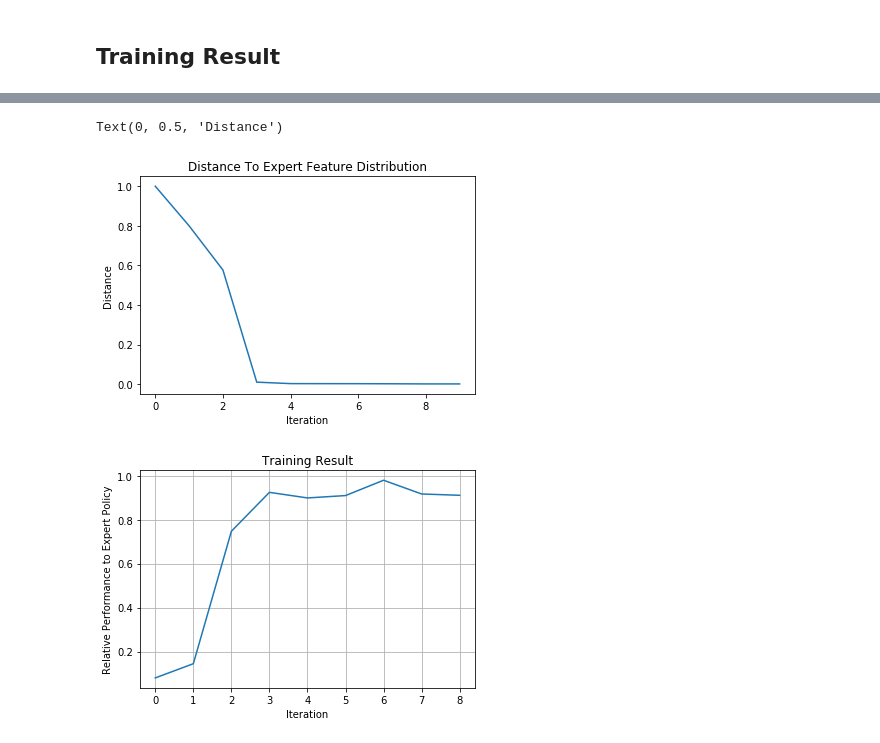
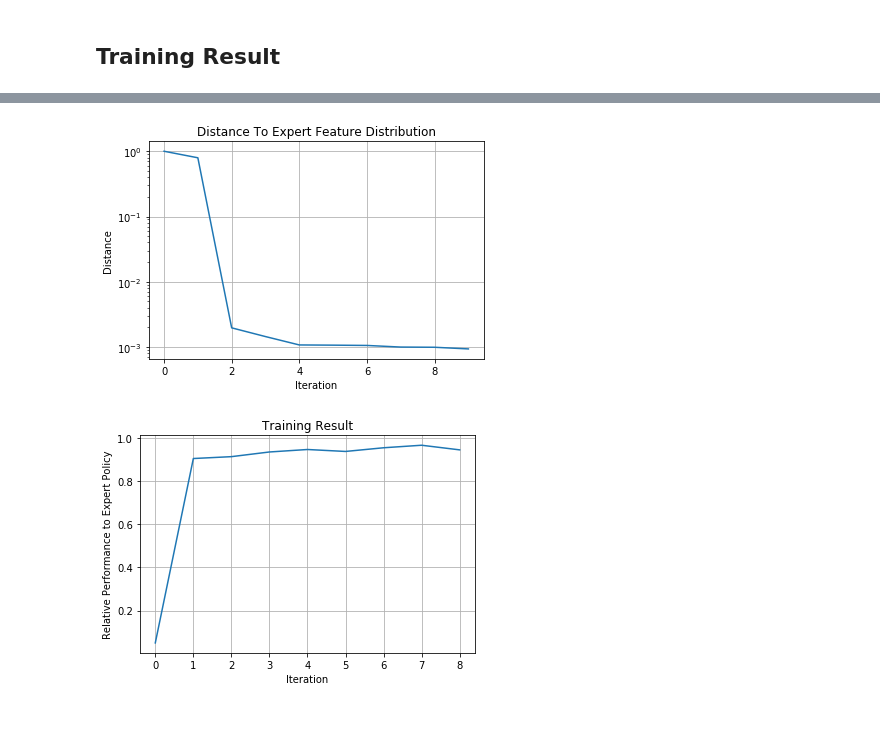
Before and after one commit to rhklite/apprenticeship_inverse_RL, a Jupyter notebook: Apprenticeship_Inverse_Reinforcement_Learning.ipynb, the cells around one changed output, grey strips where cells are left out. Saved outputs shown, nothing was run; the diff lists cells and outputs as text; code cells hidden in the pictures.

Commit message:
updated graphs

```diff
--- a/Apprenticeship_Inverse_Reinforcement_Learning.ipynb
+++ b/Apprenticeship_Inverse_Reinforcement_Learning.ipynb
@@ -207,18 +207,24 @@ def play_many_games(bins, N=10000):
     env.close()
     return length, reward, Q
 # %%
-def plot_running_avg(totalrewards):
+def plot_running_avg(totalrewards,title='Running Average',save=False,name='result'):
     """
     plotting the average reward during training
     """
-
+    fig=plt.figure()
     N = len(totalrewards)
     running_avg = np.empty(N)
     for t in range(N):
         running_avg[t] = np.mean(totalrewards[max(0, t-100):(t+1)])
     plt.plot(running_avg)
-    plt.title("Running Average")
-    plt.show()
+    plt.title(title)
+    plt.xlabel("Iterations")
+    plt.ylabel("Reward")
+    plt.grid()
+    if save:
+        plt.savefig(name+'.png',bbox_inches='tight')
+    else:
+        plt.show()
 # %%
 def play_policy(bins,Q,N=1000,render=False,delay=0.01):
     """
@@ -251,7 +256,5 @@ Here we train a tradition Q-learning to use as the expert policy that we want th
 bins = create_bins()
 # %%
 episode_lengths, episode_rewards, expert_Q=play_many_games(bins,N=20000)
-
-plot_running_avg(episode_rewards)
 # %% [output]
 Episode: 19900, Epislon: 0.0071, Reward 200
@@ -264,3 +266,5 @@ pickle.dump(expert_Q,outfile)
 outfile.close()
 # %% [output]
 export trained expert model...
+# %%
+plot_running_avg(episode_rewards,title="Expert Running Average",save=True,name='Expert')
@@ -374,7 +379,7 @@ def irl_play_many_games(bins,weight,N=10000):
         reward.append(episode_reward)
     print("Avg Length %d"%(np.average(length)))
     print("standard deviation %d"%(np.std(length)))
-    return np.average(length), reward, Q
+    return length, reward, Q
 # %%
 expertExpectation=getFeatureExpectation(expert_Q,N=100000)
 # %% [output]
@@ -464,25 +484,35 @@ export trained IRL model...
 # %%
 #Plotting Convergence Rate
 plt.plot(margin)
 plt.title("Distance To Expert Feature Distribution")
 plt.xlabel("Iteration")
 plt.ylabel("Distance")
+plt.yscale("log")
+plt.grid()
+plt.savefig("Distance To Expert Feature Distribution")
 # %% [output]
-Text(0, 0.5, 'Distance')
-[figure, old version]
+[figure, new version]
 # %%
+#showing the performance of each student relative to the performance of the expert
 iteration=[]
 relativePerformance=[]
-for i in range(np.size(avgEpisodeLength)):
+studentPerformance=[]
+
+for i in avgEpisodeLength:
+    studentPerformance.append(np.average(i))
+
+for i in range(np.size(studentPerformance)):
     iteration.append(i)
-    relativePerformance.append(avgEpisodeLength[i]/200)
+    relativePerformance.append(studentPerformance[i]/200)
+
 plt.plot(iteration,relativePerformance)
 plt.xlabel("Iteration")
 plt.ylabel("Relative Performance to Expert Policy")
 plt.title("Training Result")
 plt.grid()
+plt.savefig("Distance To Expert Feature Distribution")
 # %% [output]
-[figure, old version]
+[figure, new version]
 # %%
 uReward=play_policy(bins,learnedQ[0],N=1,render=True,delay=0.05)
 # %%
```
Also changed, not shown: parts of 13 cells of this notebook, 2 other files.
